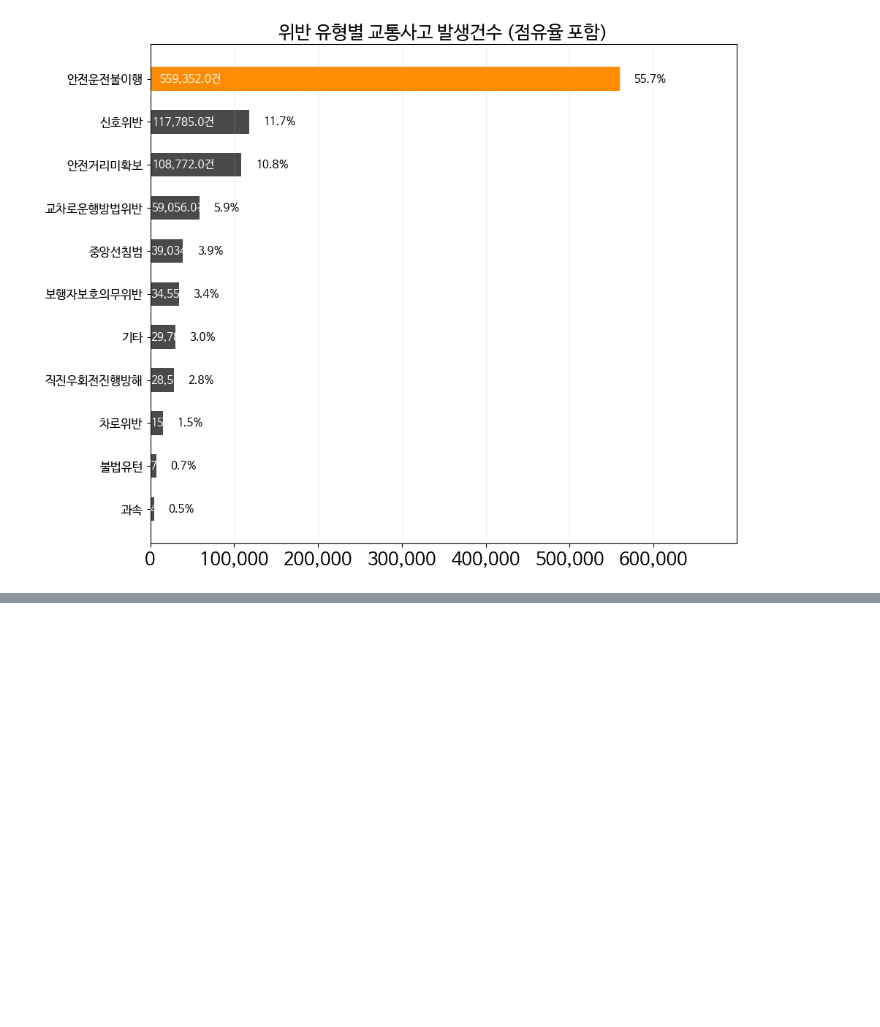
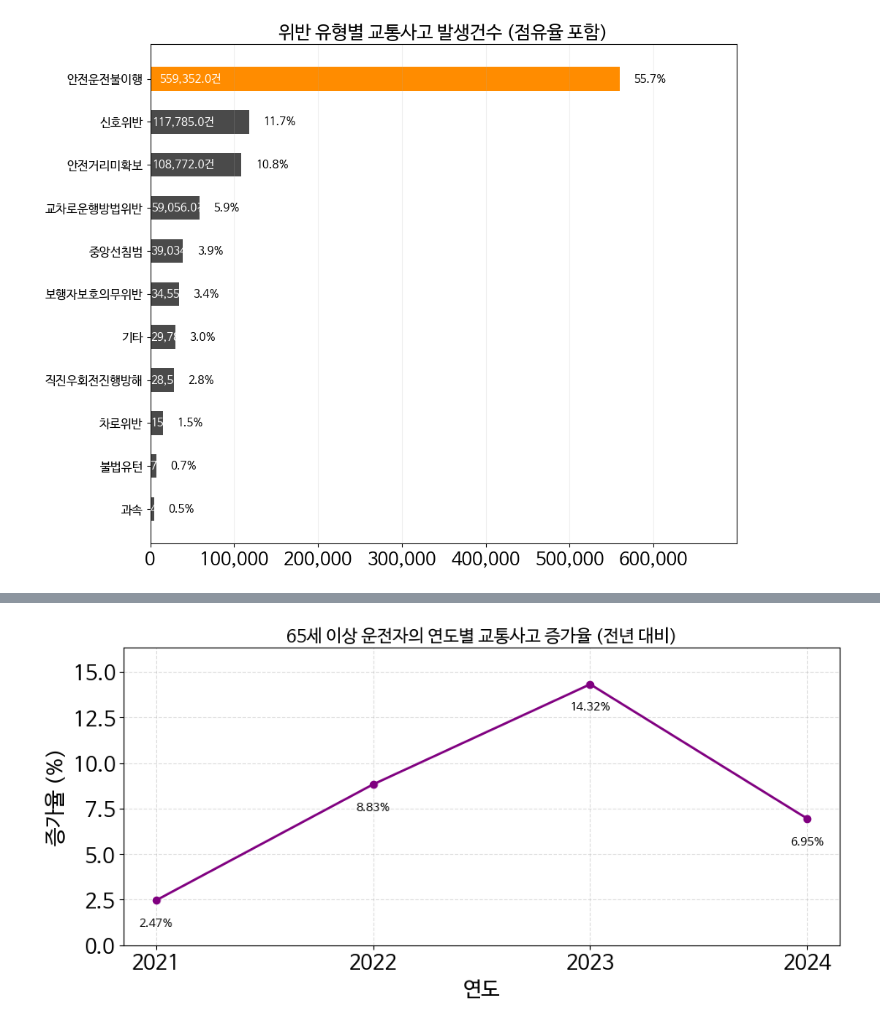
Before and after one commit to bbbbbin2/2025_BigData, a Jupyter notebook: notebook/교통사고_통계_및_예측_시각화.ipynb, the cells around one changed output, grey strips where cells are left out. Drawn from its saved outputs; the diff is of its cells as text; code cells hidden in the pictures; blank space fills up the shorter version.

```diff
--- a/notebook/교통사고_통계_및_예측_시각화.ipynb
+++ b/notebook/교통사고_통계_및_예측_시각화.ipynb
@@ -1032,0 +1071,40 @@ plot_barh_custom(
+# %%
+import matplotlib.pyplot as plt
+
+# 데이터
+years = [2021, 2022, 2023, 2024]
+increase_rate = [2.47, 8.83, 14.32, 6.95]
+
+plt.figure(figsize=(10, 5))
+
+plt.plot(
+    years,
+    increase_rate,
+    marker="o",
+    linewidth=2,
+    color="purple"
+)
+
+for x, y in zip(years, increase_rate):
+    plt.text(
+        x,
+        y - 1.0,
+        f"{y:.2f}%",
+        ha="center",
+        va="top",
+        fontsize=10
+    )
+
+plt.title("65세 이상 운전자의 연도별 교통사고 증가율 (전년 대비)", fontsize=15)
+plt.xlabel("연도")
+plt.ylabel("증가율 (%)")
+
+plt.xticks(years, [str(y) for y in years])
+
+plt.grid(True, linestyle="--", alpha=0.4)
+plt.ylim(0, max(increase_rate) + 2)
+
+plt.tight_layout()
+plt.show()
+# %% [output]
+[figure, added]
```
Also changed, not shown: parts of 1 cell of this notebook.
